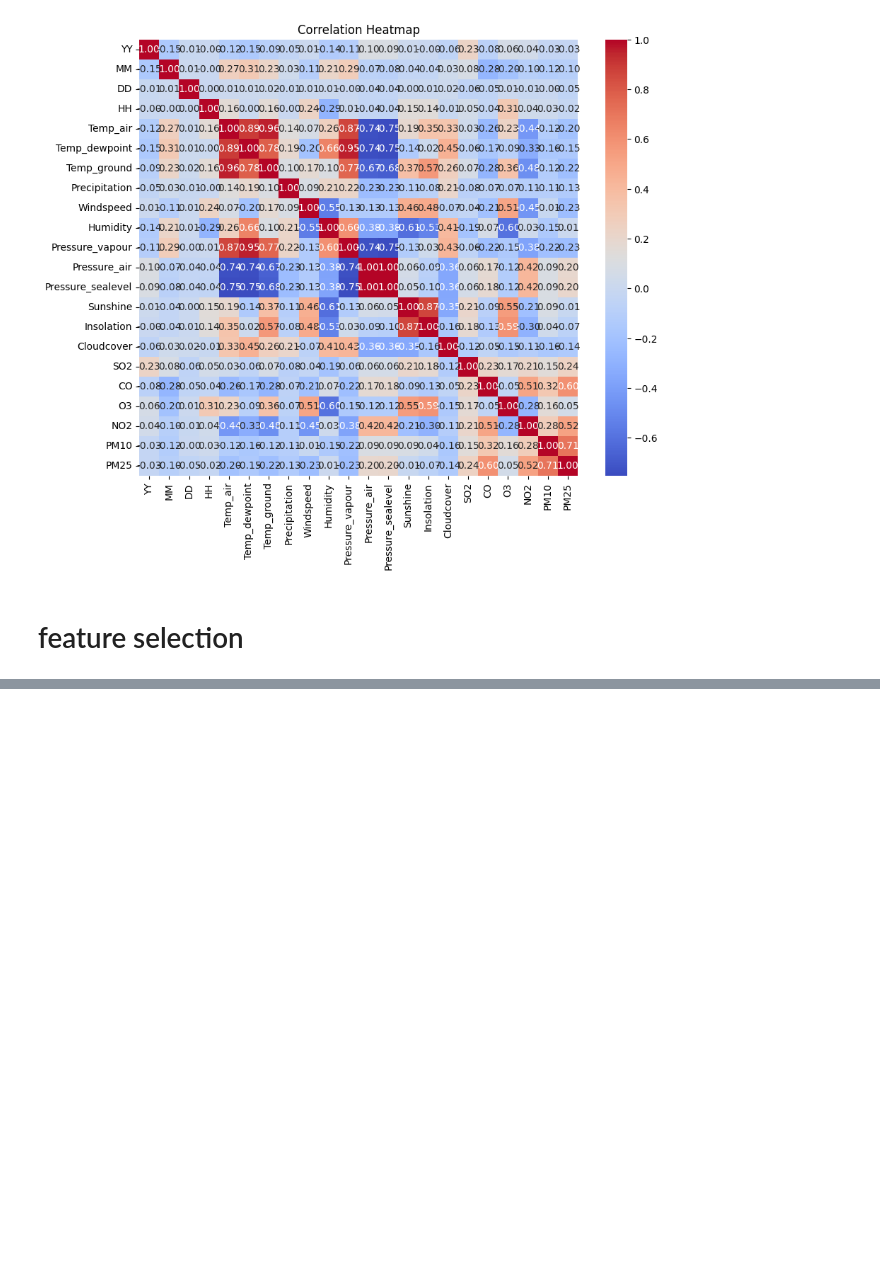
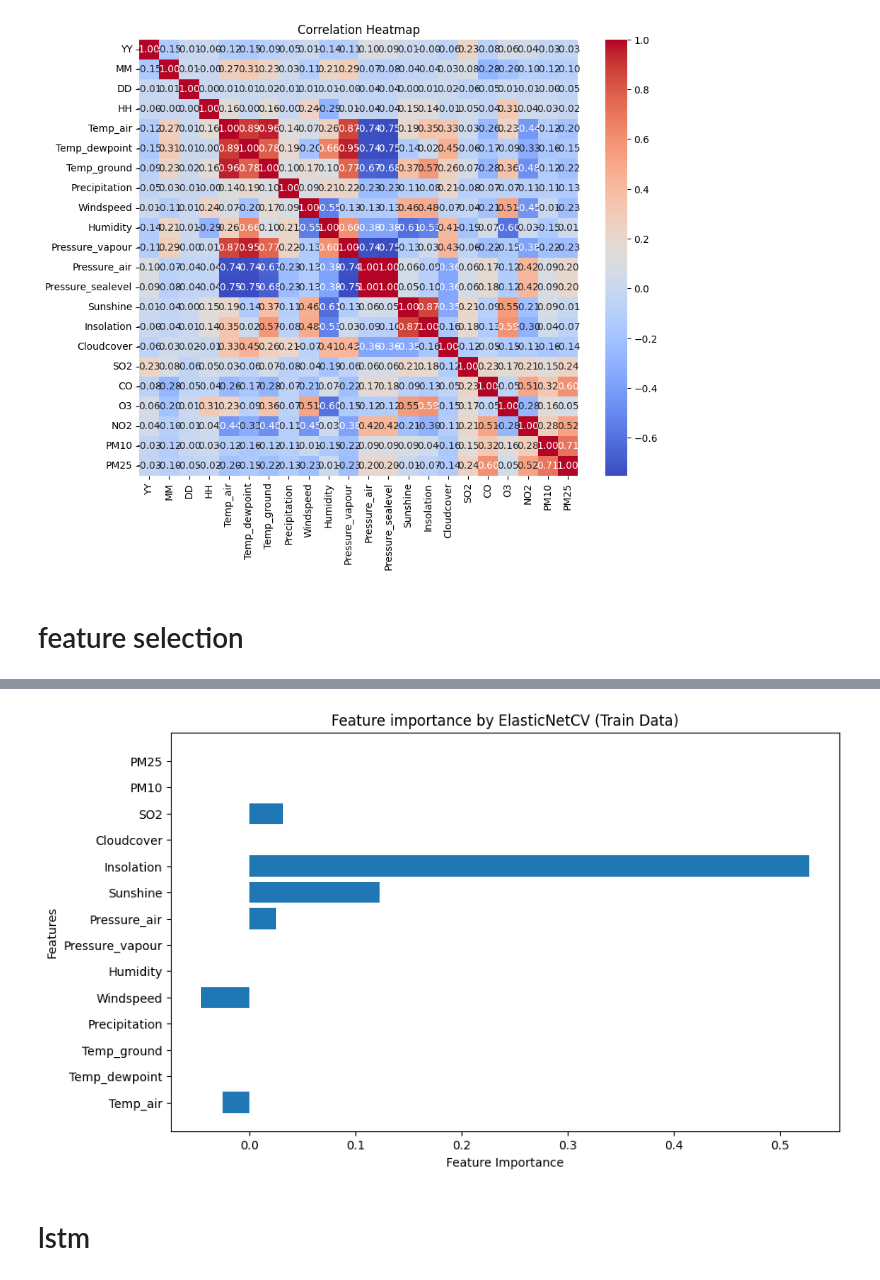
Before and after one commit to jjungmini/solar, a Jupyter notebook: pv_lstm_1004.ipynb, the cells around one changed output, grey strips where cells are left out. Cells and saved outputs as stored; diff of their text form; code cells hidden in the pictures; blank space fills up the shorter version.

```diff
--- a/pv_lstm_1004.ipynb
+++ b/pv_lstm_1004.ipynb
@@ -67,0 +71,12 @@ print("Selected features: ", selected_features_train.tolist())
+# %%
+# ElasticNetCV의 결과를 출력합니다.
+# 특성 중요도를 시각화합니다.
+plt.figure(figsize=(10, 6))
+plt.barh(range(len(enet_train.coef_)), enet_train.coef_)
+plt.xlabel('Feature Importance')
+plt.ylabel('Features')
+plt.yticks(range(len(enet_train.coef_)), enet_train.feature_names_in_)
+plt.title('Feature importance by ElasticNetCV (Train Data)')
+plt.show()
+# %% [output]
+[figure, added]
@@ -67,0 +89,2 @@ print("Selected features: ", selected_features_train.tolist())
+# %% [markdown]
+# lstm
```
Also changed, not shown: parts of 10 cells of this notebook.
